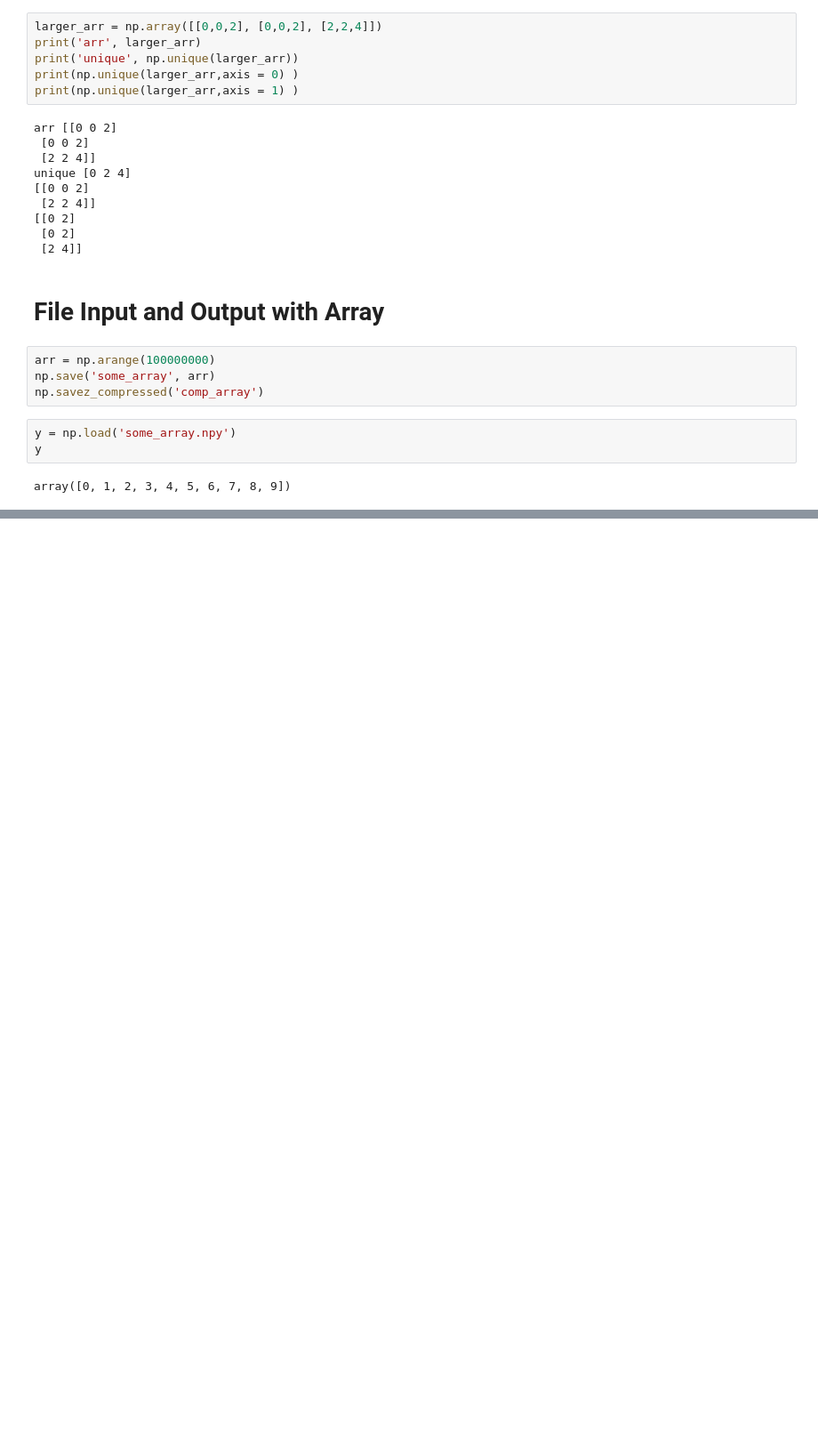
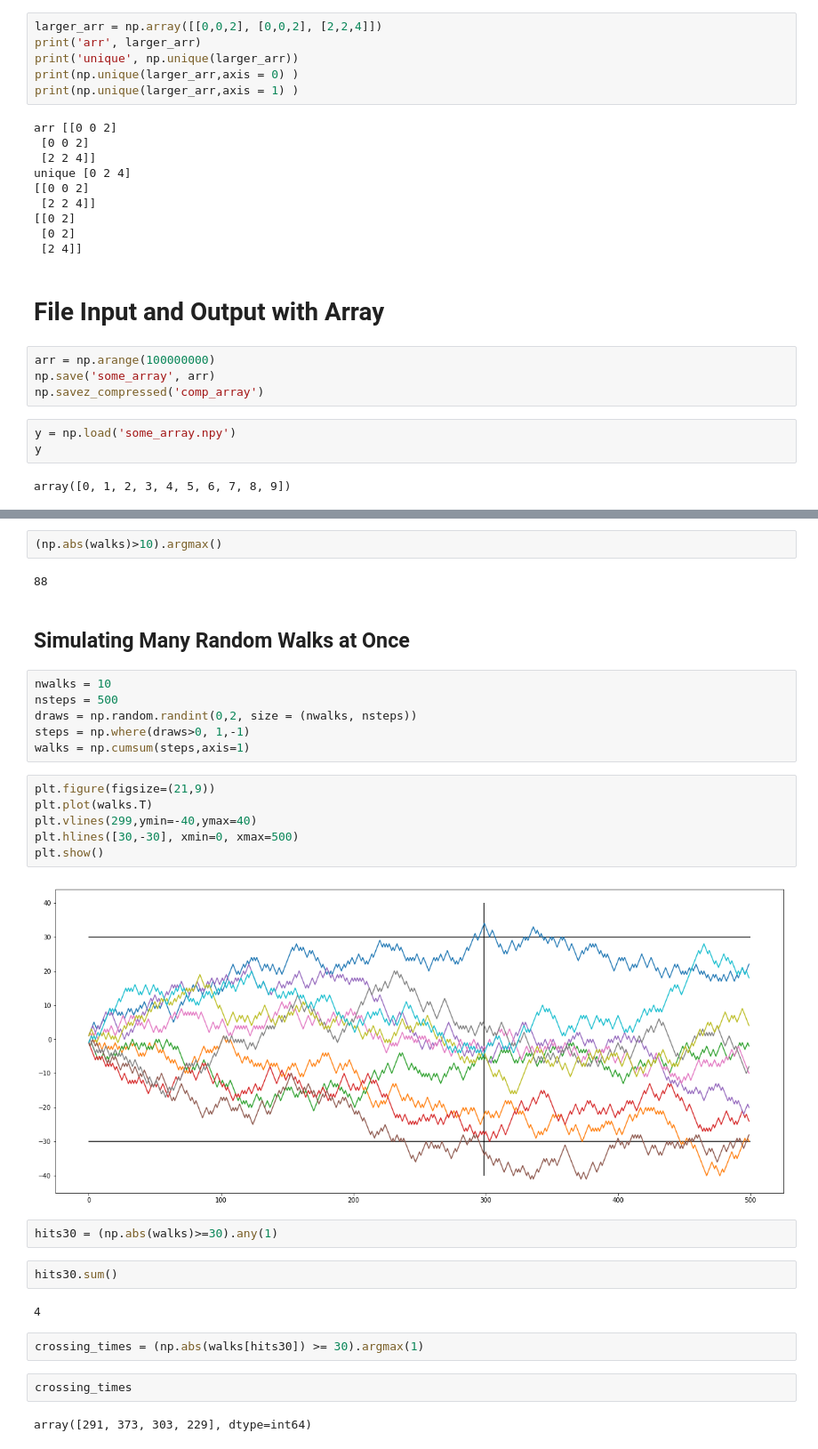
Before and after one commit to zhufangda/Exercise, a Jupyter notebook: python/Chapiter_4_Numpy_Basics_Arrays_and_Vectorized_Computation.ipynb, the cells around one changed output, grey strips where cells are left out. Shown: that part at 89% size. Cells and saved outputs as stored; diff of their text form; blank space fills up the shorter version.

```diff
--- a/python/Chapiter_4_Numpy_Basics_Arrays_and_Vectorized_Computation.ipynb
+++ b/python/Chapiter_4_Numpy_Basics_Arrays_and_Vectorized_Computation.ipynb
@@ -616,0 +747,32 @@ array([0, 1, 2, 3, 4, 5, 6, 7, 8, 9])
+# %%
+(np.abs(walks)>10).argmax()
+# %% [output]
+88
+# %% [markdown]
+## Simulating Many Random Walks at Once
+# %%
+nwalks = 10
+nsteps = 500
+draws = np.random.randint(0,2, size = (nwalks, nsteps))
+steps = np.where(draws>0, 1,-1)
+walks = np.cumsum(steps,axis=1)
+# %%
+plt.figure(figsize=(21,9))
+plt.plot(walks.T)
+plt.vlines(299,ymin=-40,ymax=40)
+plt.hlines([30,-30], xmin=0, xmax=500)
+plt.show()
+# %% [output]
+[figure, added]
+# %%
+hits30 = (np.abs(walks)>=30).any(1)
+# %%
+hits30.sum()
+# %% [output]
+4
+# %%
+crossing_times = (np.abs(walks[hits30]) >= 30).argmax(1)
+# %%
+crossing_times
+# %% [output]
+array([291, 373, 303, 229], dtype=int64)
```
Also changed, not shown: parts of 27 cells of this notebook.
